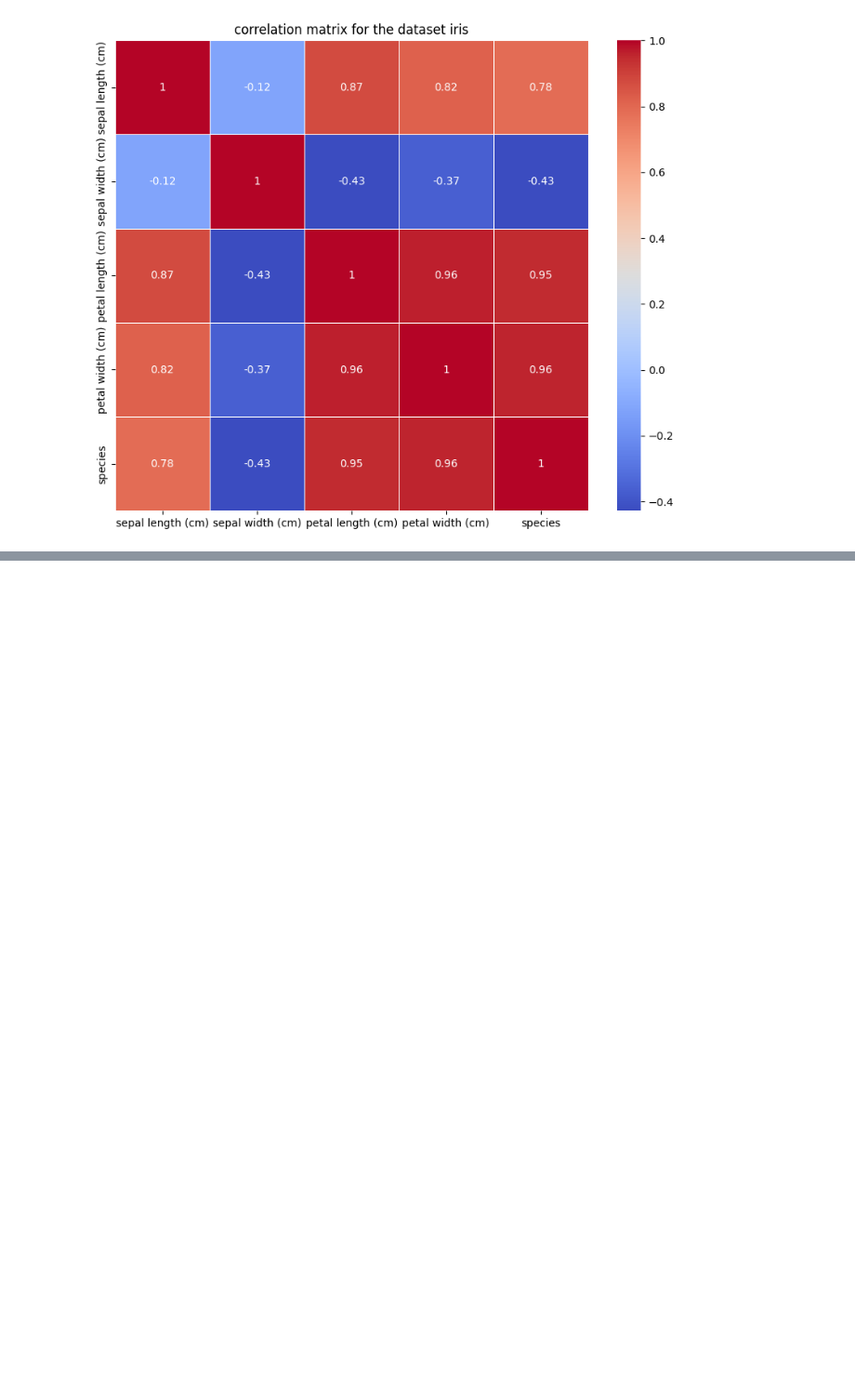
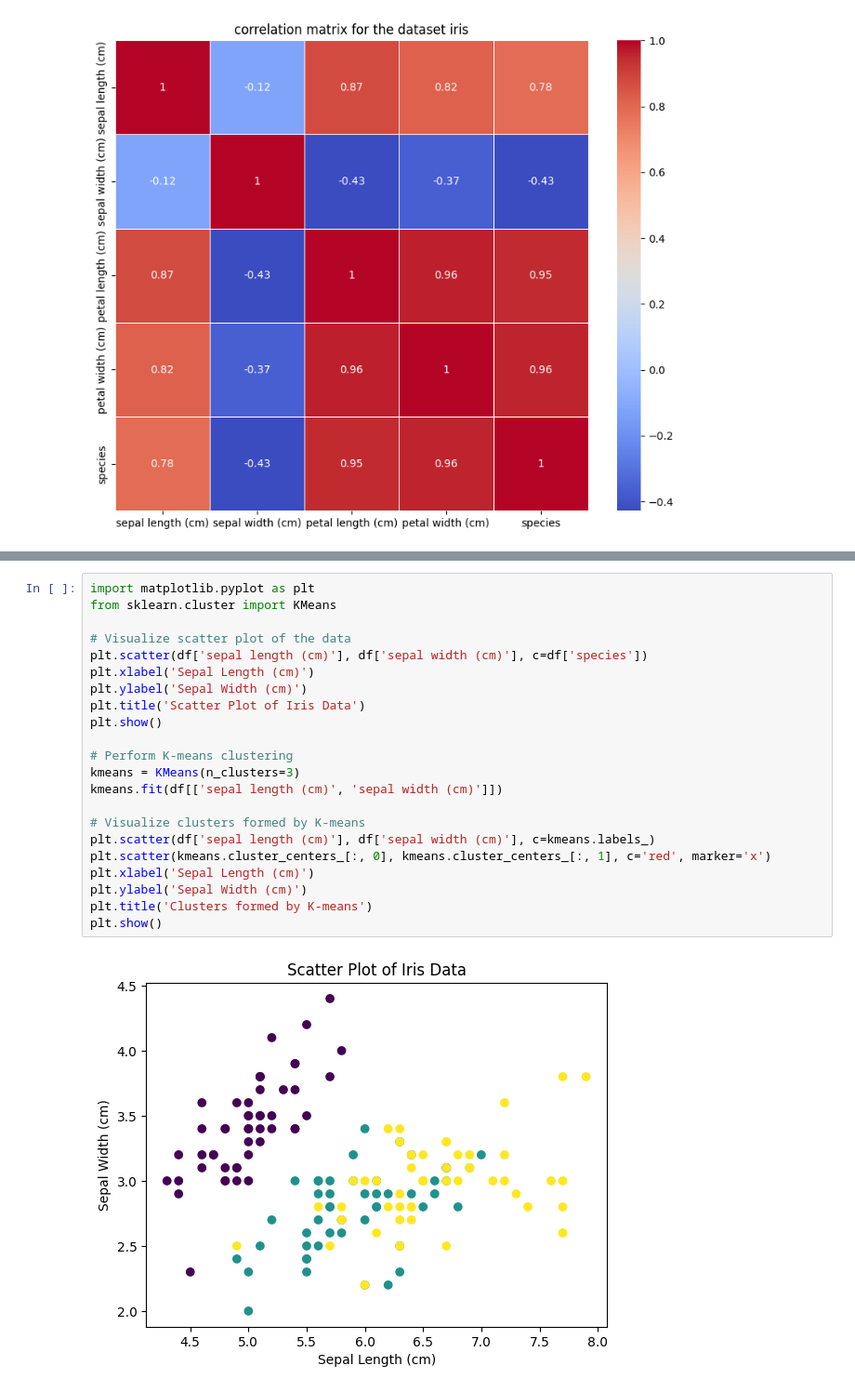
Before and after one commit to AbdelmajidBen/ML, a Jupyter notebook: Models/knn.ipynb, the cells around one changed output, grey strips where cells are left out. Shown at 93% size. Saved outputs shown, nothing was run; the diff lists cells and outputs as text; blank space fills up the shorter version.

Commit message:
adding the scatter and clusters

```diff
--- a/Models/knn.ipynb
+++ b/Models/knn.ipynb
@@ -127,0 +128,24 @@ max accuracy is 0.9777777777777777 at k= 0
+# %%
+import matplotlib.pyplot as plt
+from sklearn.cluster import KMeans
+
+# Visualize scatter plot of the data
+plt.scatter(df['sepal length (cm)'], df['sepal width (cm)'], c=df['species'])
+plt.xlabel('Sepal Length (cm)')
+plt.ylabel('Sepal Width (cm)')
+plt.title('Scatter Plot of Iris Data')
+plt.show()
+
+# Perform K-means clustering
+kmeans = KMeans(n_clusters=3)
+kmeans.fit(df[['sepal length (cm)', 'sepal width (cm)']])
+
+# Visualize clusters formed by K-means
+plt.scatter(df['sepal length (cm)'], df['sepal width (cm)'], c=kmeans.labels_)
+plt.scatter(kmeans.cluster_centers_[:, 0], kmeans.cluster_centers_[:, 1], c='red', marker='x')
+plt.xlabel('Sepal Length (cm)')
+plt.ylabel('Sepal Width (cm)')
+plt.title('Clusters formed by K-means')
+plt.show()
+# %% [output]
+[figure, added]
```
Also changed, not shown: parts of 3 cells of this notebook.
